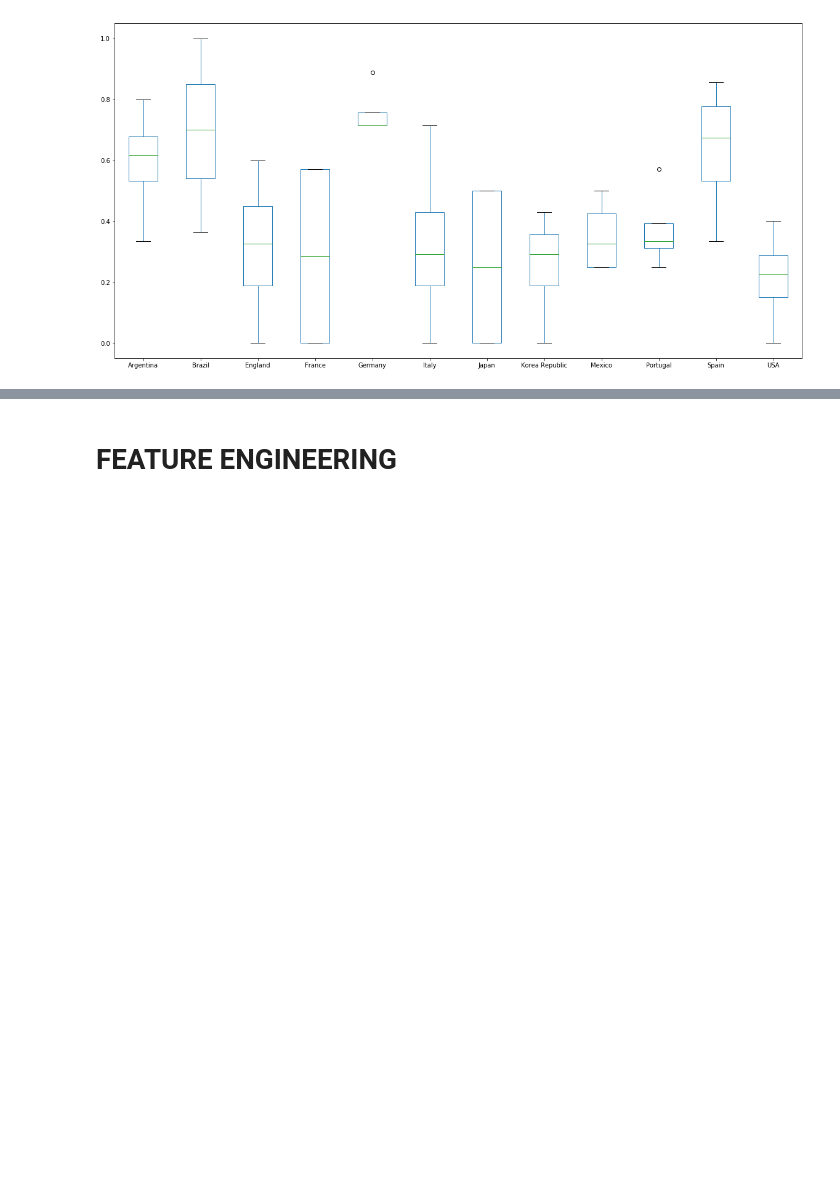
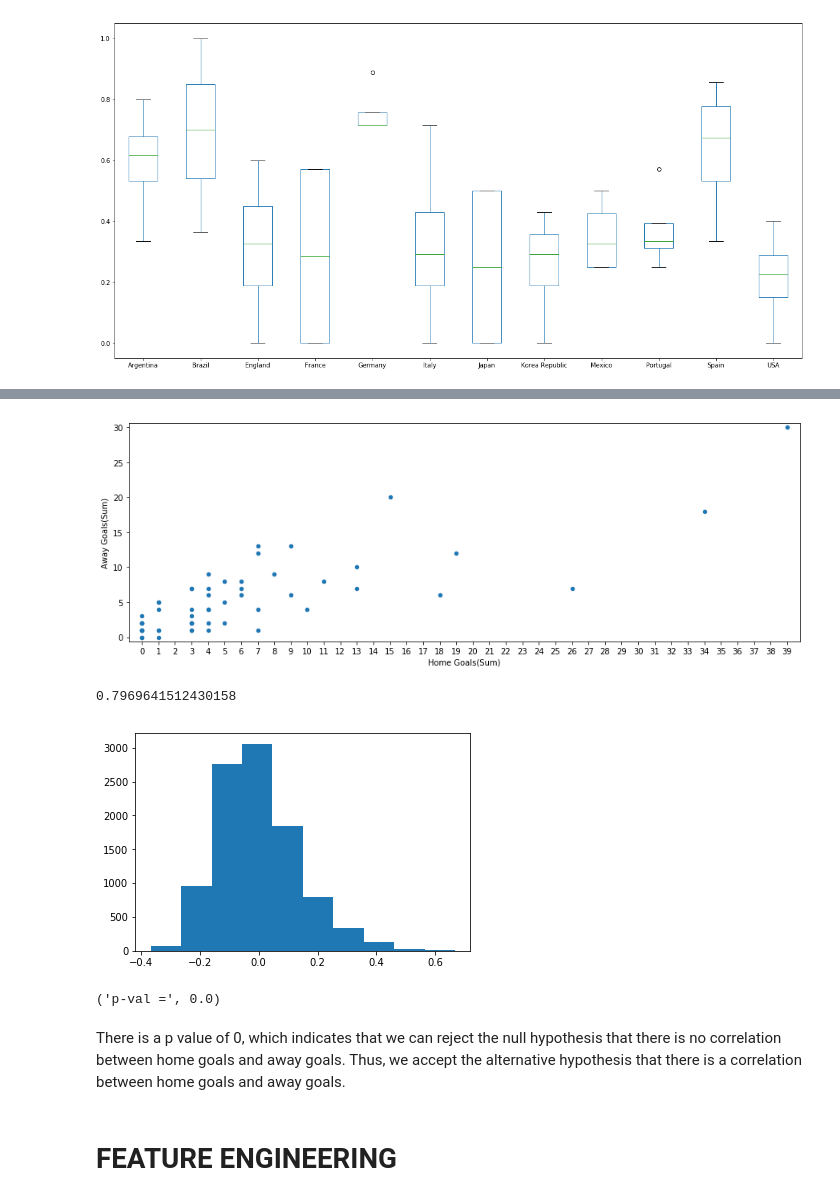
Before and after one commit to asifbala/NewProject, a Jupyter notebook: CapProjectOne.ipynb, the cells around one changed output, grey strips where cells are left out. Drawn from its saved outputs; the diff is of its cells as text; code cells hidden in the pictures; blank space fills up the shorter version.

```diff
--- a/CapProjectOne.ipynb
+++ b/CapProjectOne.ipynb
@@ -178,3 +269,44 @@ plt.show()
+# %%
+df_concat_goals.plot(kind='scatter', x='Home Team Goals',y='Away Team Goals',figsize=(15,5))
+
+plt.xticks(np.arange(0,40))
+
+plt.xlabel('Home Goals(Sum)')
+
+plt.ylabel('Away Goals(Sum)')
+
+plt.margins(0.02)
+
+plt.show()
+
+def pearson_r(x, y):
+    corr_mat = np.corrcoef(x,y)
+    return corr_mat[0,1]
+
+r_obs = pearson_r(home_goals.values,away_goals.values)
+
+print(r_obs)
+
+perm_replicates = np.empty(10000)
+
+for i in range(10000):
+    home_goals_permuted = np.random.permutation(home_goals.values)
+    perm_replicates[i] = pearson_r(home_goals_permuted,away_goals.values)
+
+plt.hist(perm_replicates)
+
+plt.show()
+
+p = np.true_divide(np.sum(perm_replicates >= r_obs),len(perm_replicates))
+
+print('p-val =', p)
+# %% [output]
+[figure, added]
+0.7969641512430158
+[figure, added]
+('p-val =', 0.0)
+# %% [markdown]
+There is a p value of 0, which indicates that we can reject the null hypothesis that there is no correlation between home goals and away goals. Thus, we accept the alternative hypothesis that there is a correlation between home goals and away goals.
 # %% [markdown]
 # FEATURE ENGINEERING
 # %% [markdown]
```
Also changed, not shown: parts of 5 cells of this notebook.
